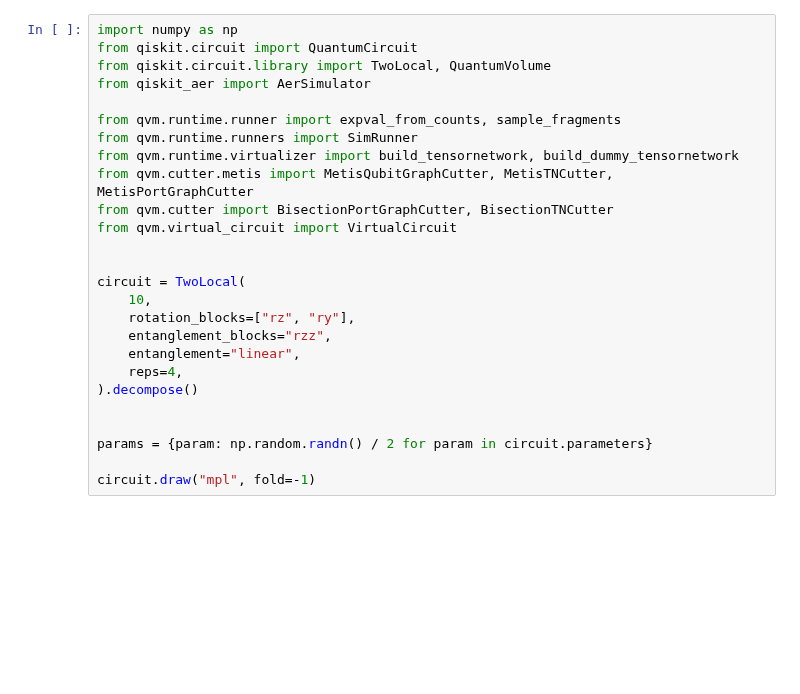
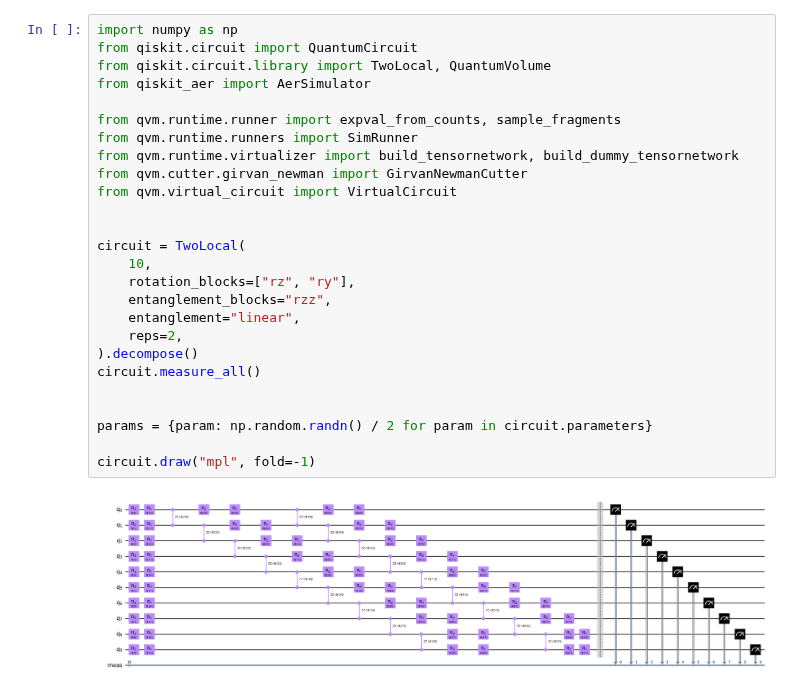
Before and after one commit to nathanieltornow/qtpu, a Jupyter notebook: examples/simple.ipynb, the cells around one changed output. Saved outputs shown, nothing was run; the diff lists cells and outputs as text; blank space fills up the shorter version.

```diff
--- a/examples/simple.ipynb
+++ b/examples/simple.ipynb
@@ -1,27 +1,29 @@
 # %%
 import numpy as np
 from qiskit.circuit import QuantumCircuit
 from qiskit.circuit.library import TwoLocal, QuantumVolume
 from qiskit_aer import AerSimulator
 
 from qvm.runtime.runner import expval_from_counts, sample_fragments
 from qvm.runtime.runners import SimRunner
 from qvm.runtime.virtualizer import build_tensornetwork, build_dummy_tensornetwork
-from qvm.cutter.metis import MetisQubitGraphCutter, MetisTNCutter, MetisPortGraphCutter
-from qvm.cutter import BisectionPortGraphCutter, BisectionTNCutter
+from qvm.cutter.girvan_newman import GirvanNewmanCutter
 from qvm.virtual_circuit import VirtualCircuit
 
 
 circuit = TwoLocal(
     10,
     rotation_blocks=["rz", "ry"],
     entanglement_blocks="rzz",
     entanglement="linear",
-    reps=4,
+    reps=2,
 ).decompose()
+circuit.measure_all()
 
 
 params = {param: np.random.randn() / 2 for param in circuit.parameters}
 
 circuit.draw("mpl", fold=-1)
+# %% [output]
+[figure, added]
 # %%
```
Also changed, not shown: parts of 5 cells of this notebook, 7 other files.
